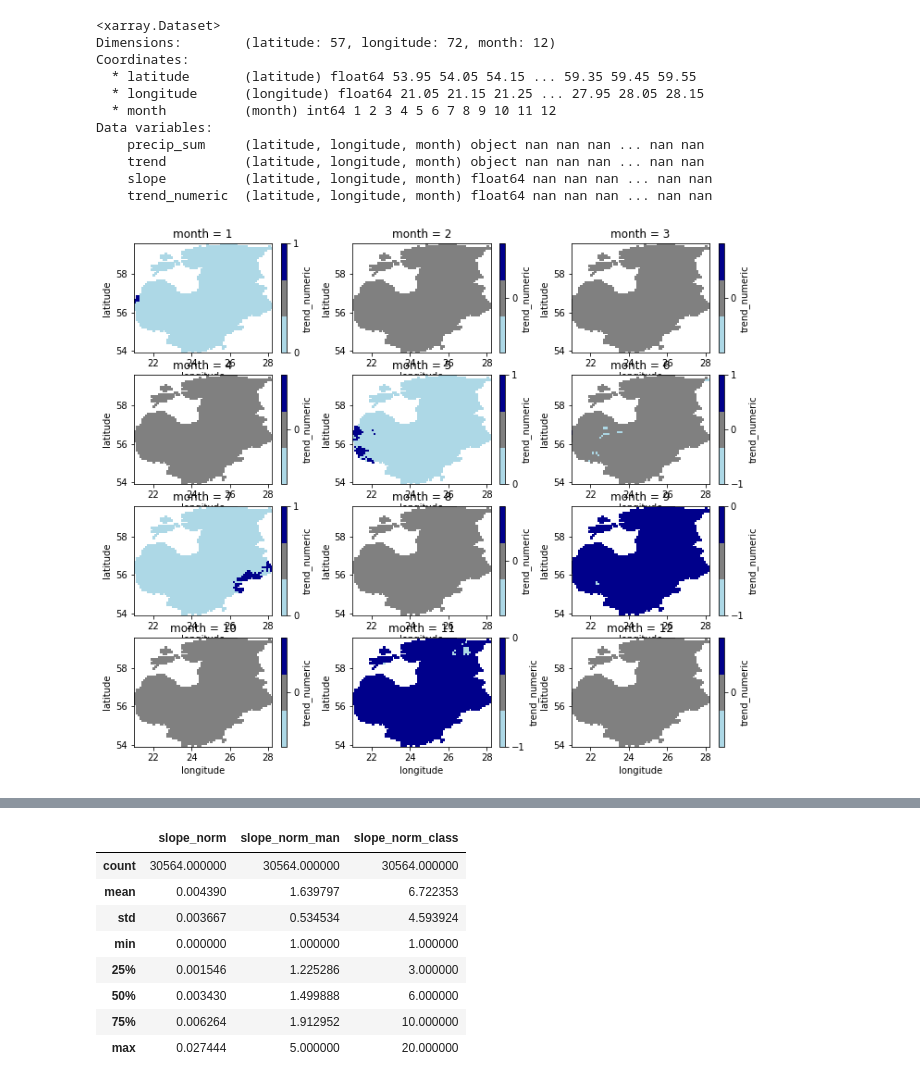
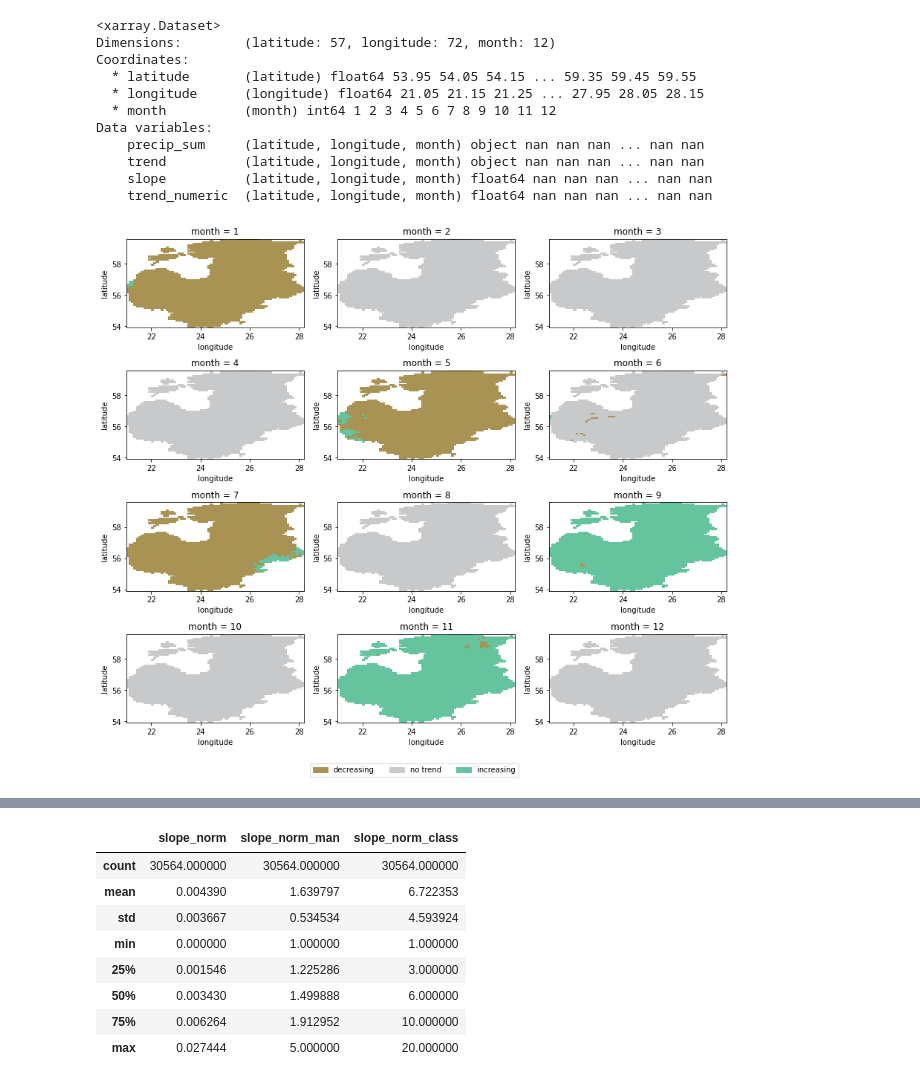
Before and after one commit to LandscapeGeoinformatics/EGU_2021_lgeo_workshops, a Jupyter notebook: SC5.8/EGU2021_Workshop_SC58.ipynb, the cells around one changed output, grey strips where cells are left out. Saved outputs shown, nothing was run; the diff lists cells and outputs as text; code cells hidden in the pictures.

Commit message:
Updated plots

```diff
--- a/SC5.8/EGU2021_Workshop_SC58.ipynb
+++ b/SC5.8/EGU2021_Workshop_SC58.ipynb
@@ -254,17 +262,41 @@ Data variables:
     trend          (latitude, longitude, month) object nan nan nan ... nan nan
     slope          (latitude, longitude, month) float64 nan nan nan ... nan nan
     trend_numeric  (latitude, longitude, month) float64 nan nan nan ... nan nan
-# %%
-# Iterate over months and visualize the existence of trends
-months = precip_array['month']
-levels = [-1, 0, 1]
-cmap = colors.ListedColormap(['lightblue', 'grey', 'darkblue'])
-bounds = [-1, 0, 1]
-norm = colors.BoundaryNorm(bounds, cmap.N)
-fig, axes = plt.subplots(4, 3, figsize=(12, 10))
-for month, ax in zip(months, axes.flatten()):
-    ds = precip_array.sel(month=month)
-    ds['trend_numeric'].plot(ax=ax, cmap=cmap, label=['decreasing', 'no trend', 'trend'], cbar_kwargs={'ticks': levels})
-    ax.set_aspect('equal')
-# %% [output]
-[figure, removed]
+# %%
+# Dictionary for legend elements
+legend_dict = collections.OrderedDict([])
+
+# Three trend classes
+classes = ['decreasing', 'no trend', 'increasing']
+
+# Colors used for the classes
+colors = ['#A89355', '#C8C9CA', '#65C39E']
+
+# Matplotlib colormap
+cmap = matplotlib.colors.ListedColormap(colors)
+
+# Update legend with the trend classes and corresponding colors
+for cl, color in zip(classes, colors):
+    legend_dict.update({cl: color})
+
+# Matplotlib color patches to be used in the legend
+patches = []
+for cl in legend_dict:
+    patch = mpatches.Patch(color=legend_dict[cl], label=cl)
+    patches.append(patch)
+
+# List of months in Dataset
+months = precip_array['month']
+
+# Create figure and iterate over months to plot the existence of trends in cells
+fig, axes = plt.subplots(4, 3, figsize=(12, 10))
+for month, ax in zip(months, axes.flatten()):
+    ds = precip_array.sel(month=month)
+    ds['trend_numeric'].plot(ax=ax, cmap=cmap, add_colorbar=False)
+fig.legend(handles=patches, loc='lower center', bbox_to_anchor=(0.5, -0.05), ncol=3)
+fig.tight_layout()
+
+# Save figure
+# plt.savefig(os.path.join(data_dir, 'precip_trend_plot.png'), dpi=300, bbox_inches='tight', pad_inches=0)
+# %% [output]
+[figure, added]
```
Also changed, not shown: parts of 6 cells of this notebook.
